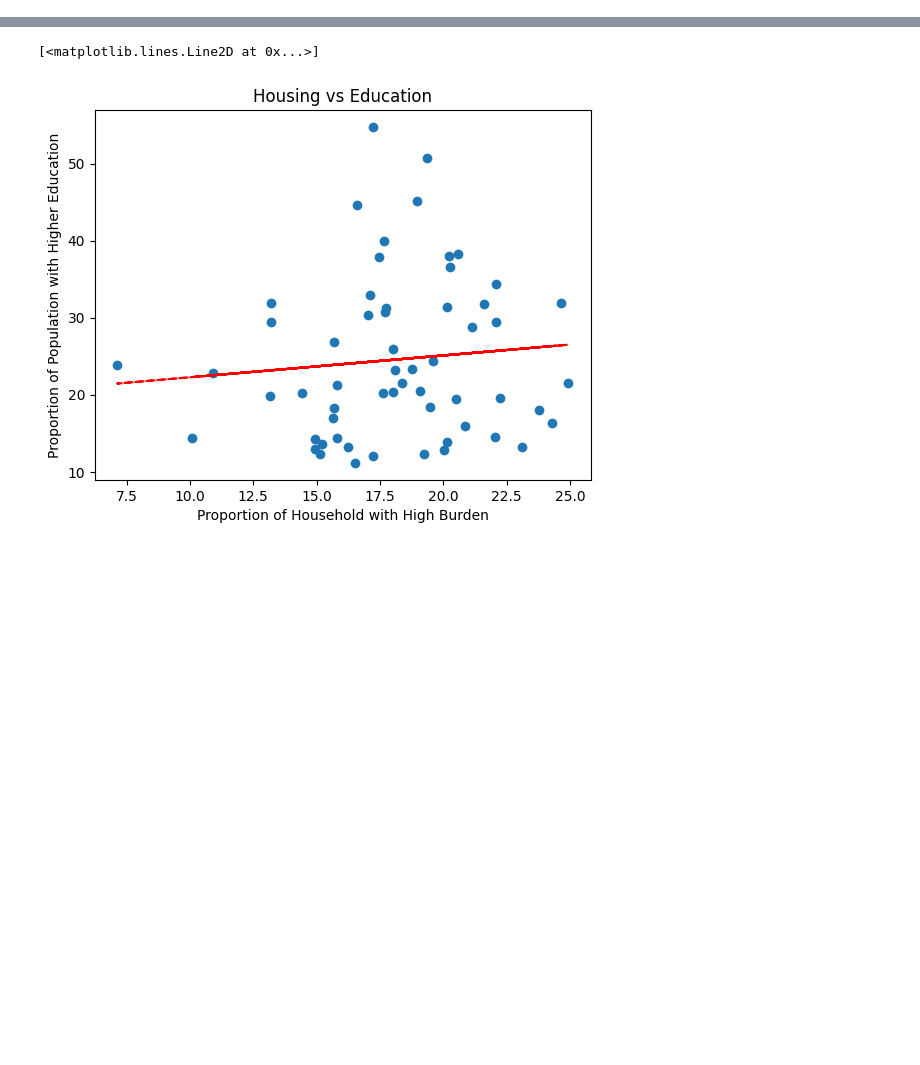
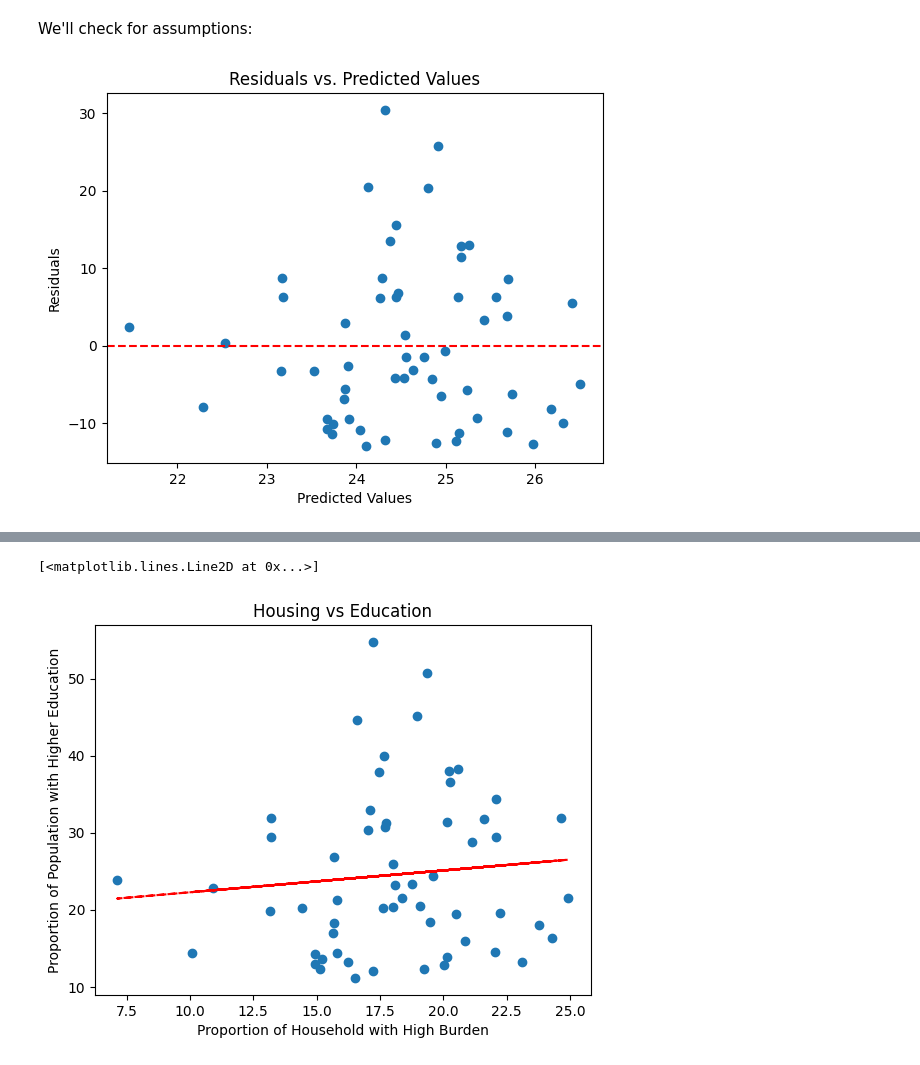
Before and after one commit to Naye312/Math189-group33, a Jupyter notebook: scatterplot.ipynb, the cells around one changed output, grey strips where cells are left out. Cells and saved outputs as stored; diff of their text form; code cells hidden in the pictures; blank space fills up the shorter version.

Commit message:
Added assumption tests

```diff
--- a/scatterplot.ipynb
+++ b/scatterplot.ipynb
@@ -16,3 +17,21 @@ education_estimate = education.groupby("county_fips")["estimate"].mean()
 # %%
 estimation = pd.concat([housing_percent, education_estimate], axis=1).rename(columns={"percent": "housing_percent", "estimate": "education_estimate"})
 #estimation
+# %% [markdown]
+We'll check for assumptions:
+# %%
+# Homoscedasticity
+X = sm.add_constant(estimation[['education_estimate', 'housing_percent']])
+residuals = model.resid
+predicted = model.predict(X)
+
+plt.scatter(predicted, residuals)
+plt.xlabel('Predicted Values')
+plt.ylabel('Residuals')
+plt.axhline(y=0, color='r', linestyle='--')
+plt.title('Residuals vs. Predicted Values')
+plt.show()
+
+# Assumption is met
+# %% [output]
+[figure, added]
```
Also changed, not shown: parts of 4 cells of this notebook.
